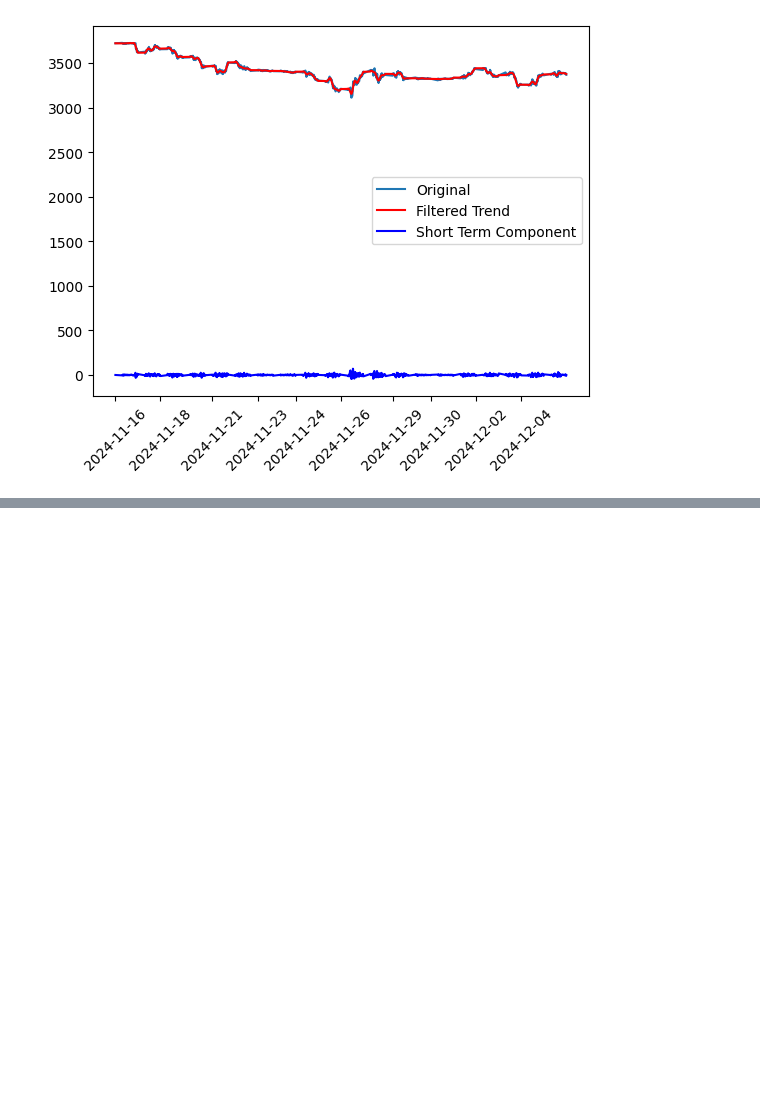
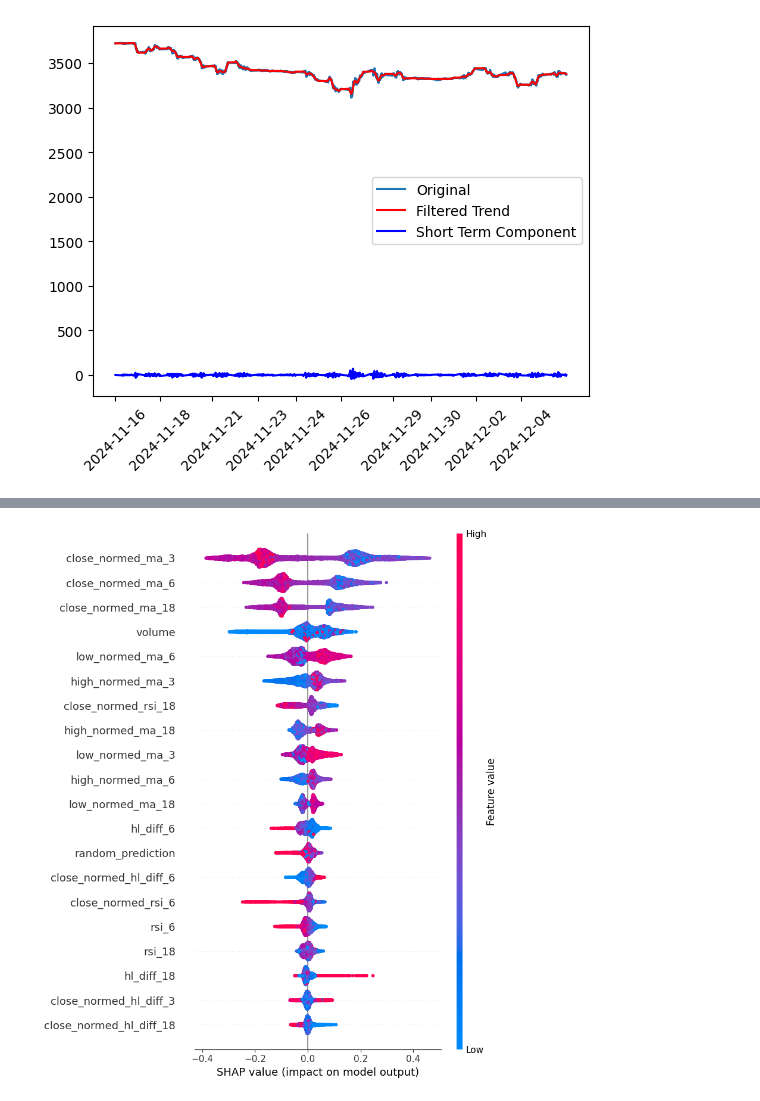
Before and after one commit to Invest-Predict/prices-predictions, a Jupyter notebook: examples/my_bottle_2/example_2.ipynb, the cells around one changed output, grey strips where cells are left out. Saved outputs shown, nothing was run; the diff lists cells and outputs as text; code cells hidden in the pictures; blank space fills up the shorter version.

Commit message:
Added test trading function

```diff
--- a/examples/my_bottle_2/example_2.ipynb
+++ b/examples/my_bottle_2/example_2.ipynb
@@ -160,0 +279,27 @@ data2.insert_butter_filter(visualise=True)
+# %%
+data.df['random_prediction'] = np.exp(s_n)
+
+numeric = data.numeric_features + ['random_prediction']
+cat = data.cat_features
+args = {"iterations" : 10000,
+        "depth" : 5,
+        "learning_rate" : 0.01, # тут слегка неадекватные параметры, которые можно менять
+        "use_best_model" : True,
+        "l2_leaf_reg" : 200,
+        "verbose" : 100, # отчет каждые 100 итераций
+        "loss_function" : 'CrossEntropy',
+        "eval_metric" : 'Accuracy',
+        "cat_features" : cat,
+        "random_state" : 42,
+        "early_stopping_rounds" : 5000}
+
+X_train, X_val, y_train, y_val = train_valid_split(data=data.df,
+                                                   year=2024, month=8, day=5,
+                                                   numeric=numeric, cat=cat, target="direction_binary")
+
+model = CatboostFinModel(args)
+
+model.set_datasets(X_train, X_val, y_train, y_val)
+model.set_features(numeric, cat)
+
+model.fit()
@@ -160,0 +325,4 @@ data2.insert_butter_filter(visualise=True)
+# %%
+model.visualise_shap_values()
+# %% [output]
+[figure, added]
```
Also changed, not shown: parts of 5 cells of this notebook, 9 other files.
